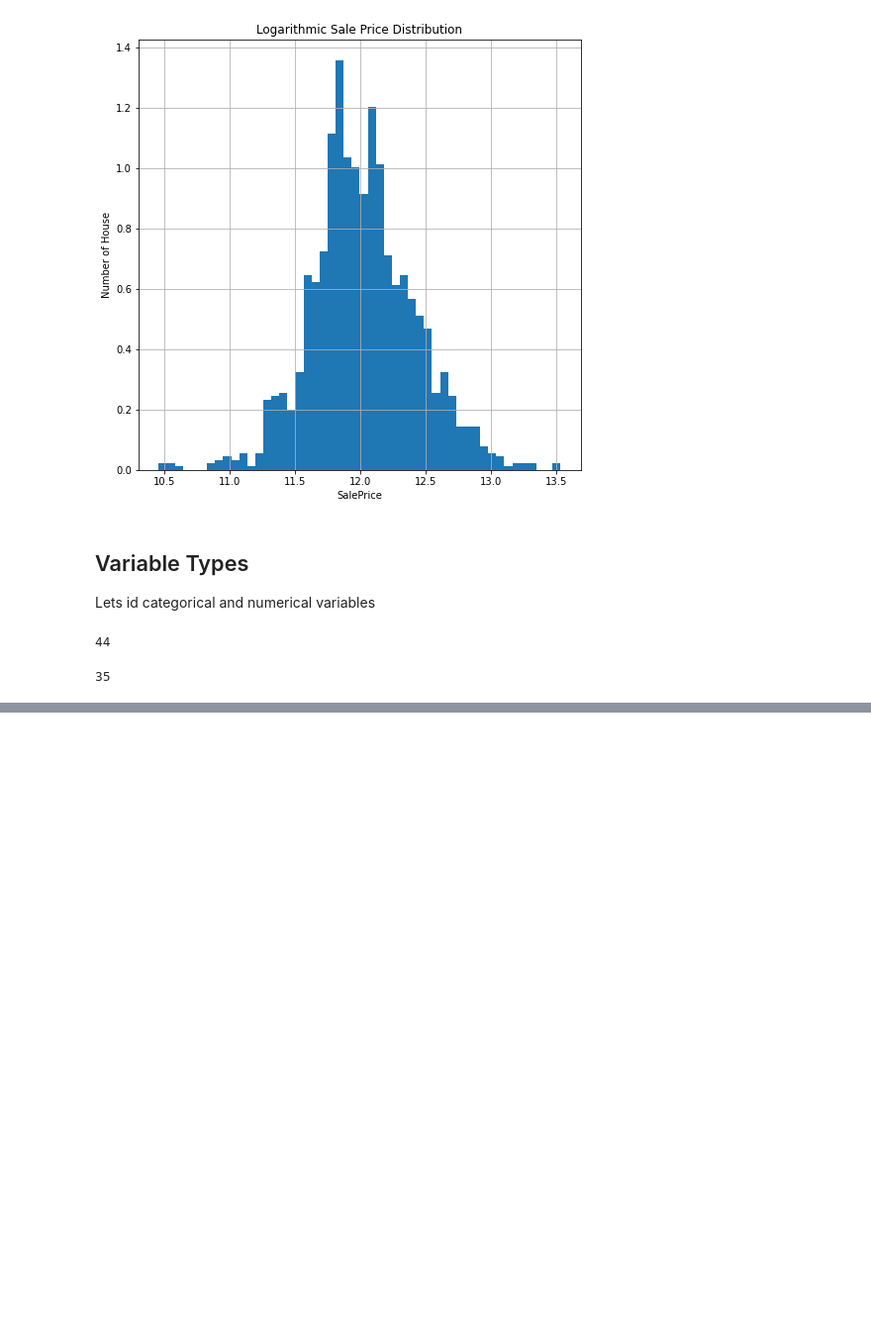
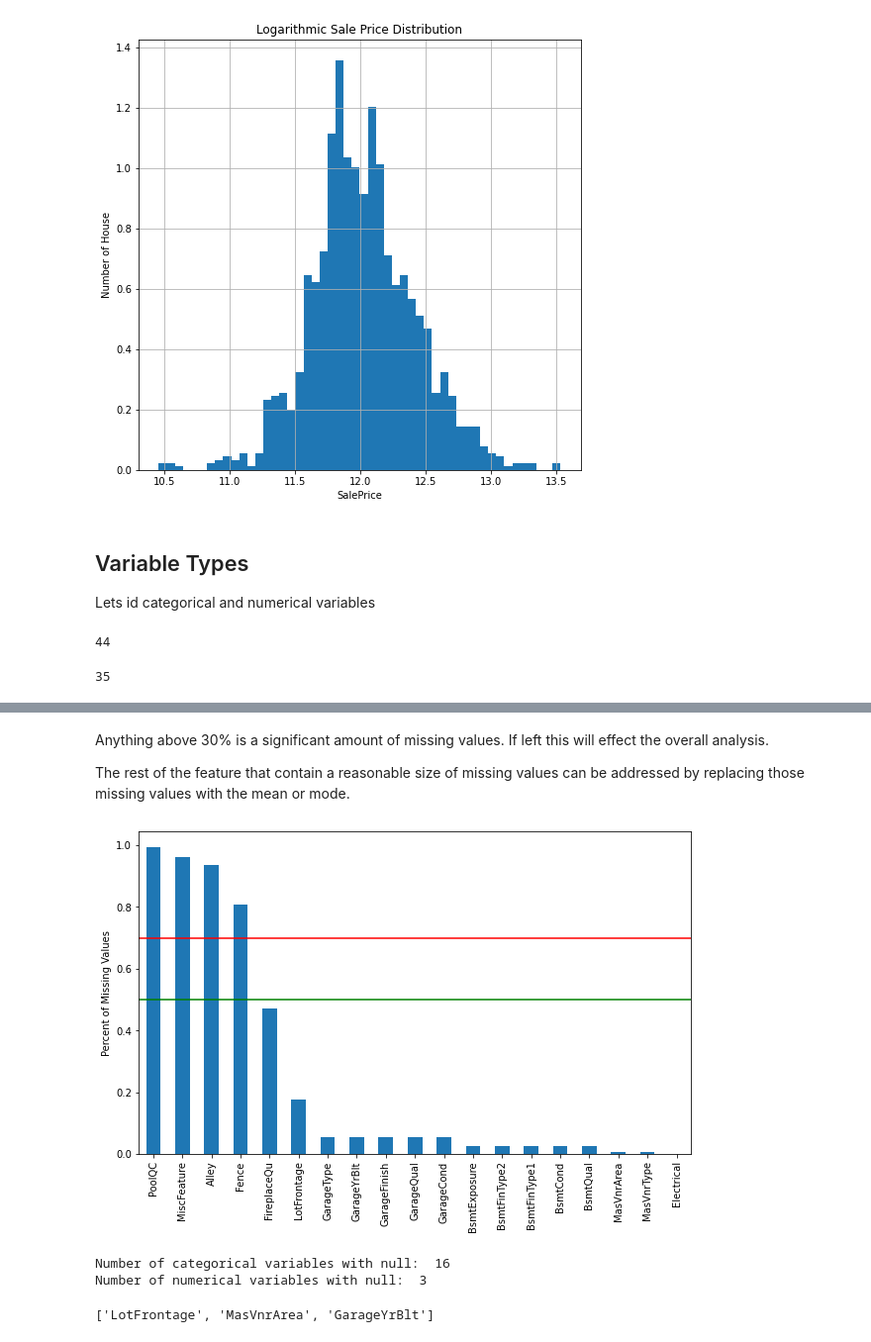
Before and after one commit to Eric-G-Romano/Housing_Price_Prediction_Model, a Jupyter notebook: Research_and_Development/01_HPPM_data_analysis.ipynb, the cells around one changed output, grey strips where cells are left out. Shown at 99% size. Cells and saved outputs as stored; diff of their text form; code cells hidden in the pictures; blank space fills up the shorter version.

Commit message:
data_analysis_part2

```diff
--- a/Research_and_Development/01_HPPM_data_analysis.ipynb
+++ b/Research_and_Development/01_HPPM_data_analysis.ipynb
@@ -129,0 +133,8 @@ len(num_vars)
+# %%
+# Make a list of the features that contain missing values
+var_null =  [var for var in data.columns if data[var].isnull().sum() > 0]
+
+# Find the percentage of missing values(expressed as decimals)
+# and display the results ordered by % of missing data
+
+data[var_null].isnull().mean().sort_values(ascending=False)
@@ -129,0 +162,28 @@ len(num_vars)
+# %% [markdown]
+Anything above 30% is a significant amount of missing values. If left this will effect the overall analysis.
+
+The rest of the feature that contain a reasonable size of missing values can be addressed by replacing those missing values with the mean or mode.
+# %%
+# Let visualize this and place limit on a missing value threshold
+
+data[var_null].isnull().mean().sort_values(ascending=False).plot.bar(figsize=(10,6))
+plt.ylabel('Percent of Missing Values')
+plt.axhline(y=0.70, color='r', linestyle='-')
+plt.axhline(y=0.50, color='g', linestyle='-')
+plt.show()
+# %% [output]
+[figure, added]
+# %%
+# Lets determine the features that contain nulls(cat - num)
+cat_null = [var for var in cat_vars if var in var_null]
+num_null = [var for var in num_vars if var in var_null]
+
+print("Number of categorical variables with null: ", len(cat_null))
+print("Number of numerical variables with null: ", len(num_null))
+# %% [output]
+Number of categorical variables with null:  16
+Number of numerical variables with null:  3
+# %%
+num_null
+# %% [output]
+['LotFrontage', 'MasVnrArea', 'GarageYrBlt']
```
Also changed, not shown: parts of 16 cells of this notebook.
